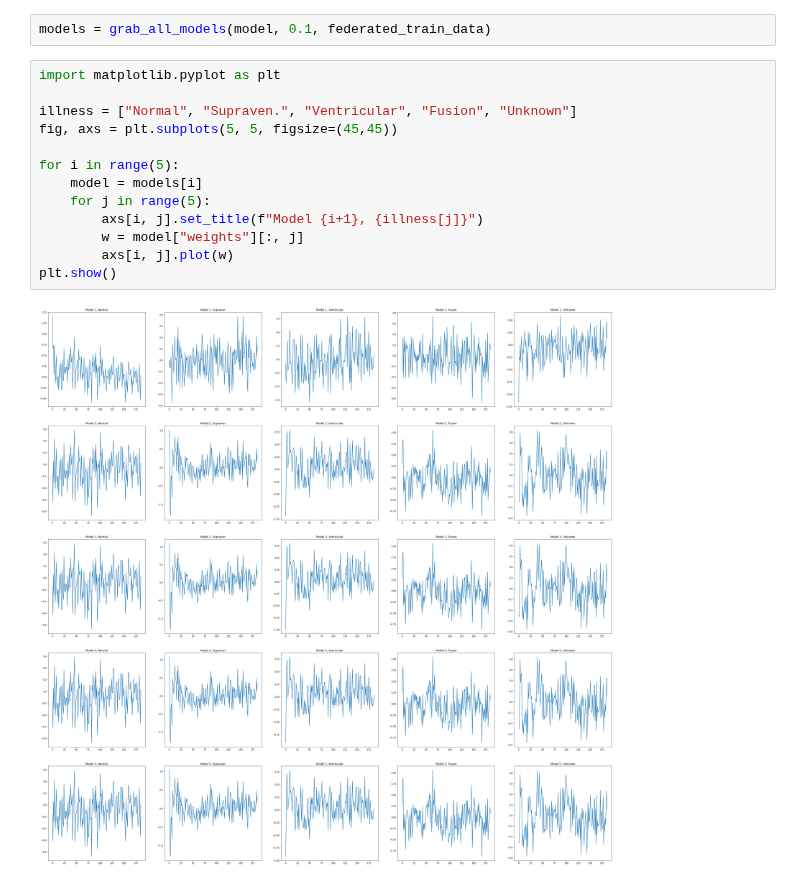
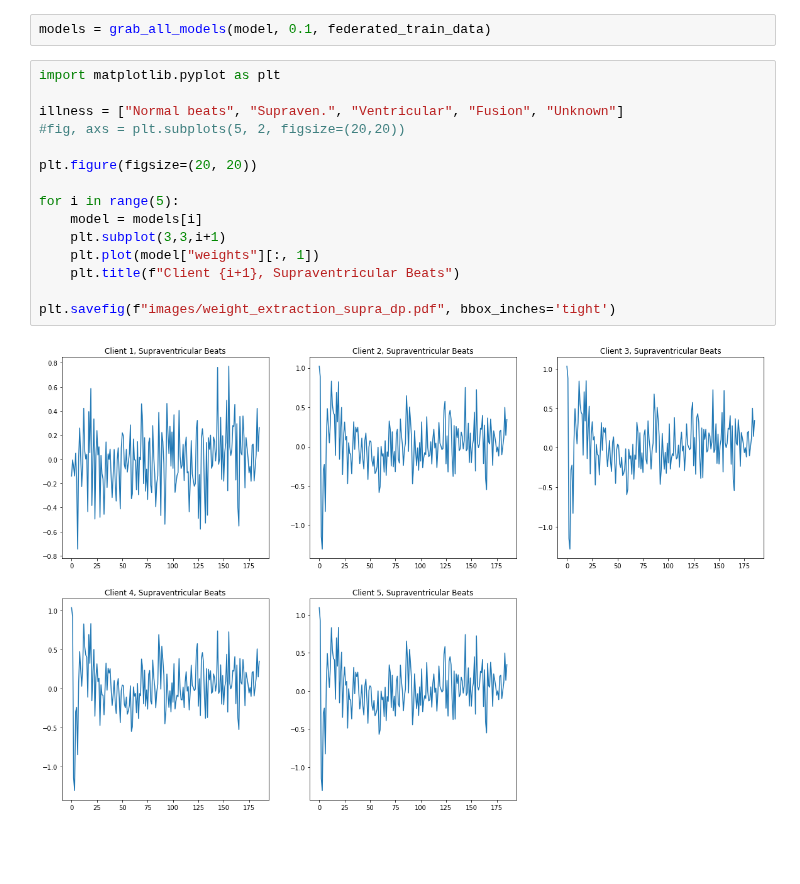
Before and after one commit to dilawarm/federated, a Jupyter notebook: notebooks/WeightExtractionDifferential.ipynb, the cells around one changed output. Drawn from its saved outputs; the diff is of its cells as text; blank space fills up the shorter version.

```diff
--- a/notebooks/WeightExtractionDifferential.ipynb
+++ b/notebooks/WeightExtractionDifferential.ipynb
@@ -194,15 +194,17 @@ models = grab_all_models(model, 0.1, federated_train_data)
 # %%
 import matplotlib.pyplot as plt
 
-illness = ["Normal", "Supraven.", "Ventricular", "Fusion", "Unknown"]
-fig, axs = plt.subplots(5, 5, figsize=(45,45))
+illness = ["Normal beats", "Supraven.", "Ventricular", "Fusion", "Unknown"]
+#fig, axs = plt.subplots(5, 2, figsize=(20,20))
+
+plt.figure(figsize=(20, 20))
 
 for i in range(5):
     model = models[i]
-    for j in range(5):
-        axs[i, j].set_title(f"Model {i+1}, {illness[j]}")
-        w = model["weights"][:, j]
-        axs[i, j].plot(w)
-plt.show()
+    plt.subplot(3,3,i+1)
+    plt.plot(model["weights"][:, 1])
+    plt.title(f"Client {i+1}, Supraventricular Beats")
+
+plt.savefig(f"images/weight_extraction_supra_dp.pdf", bbox_inches='tight')
 # %% [output]
-[figure, old version]
+[figure, new version]
```
Also changed, not shown: parts of 3 cells of this notebook, 2 other files.
